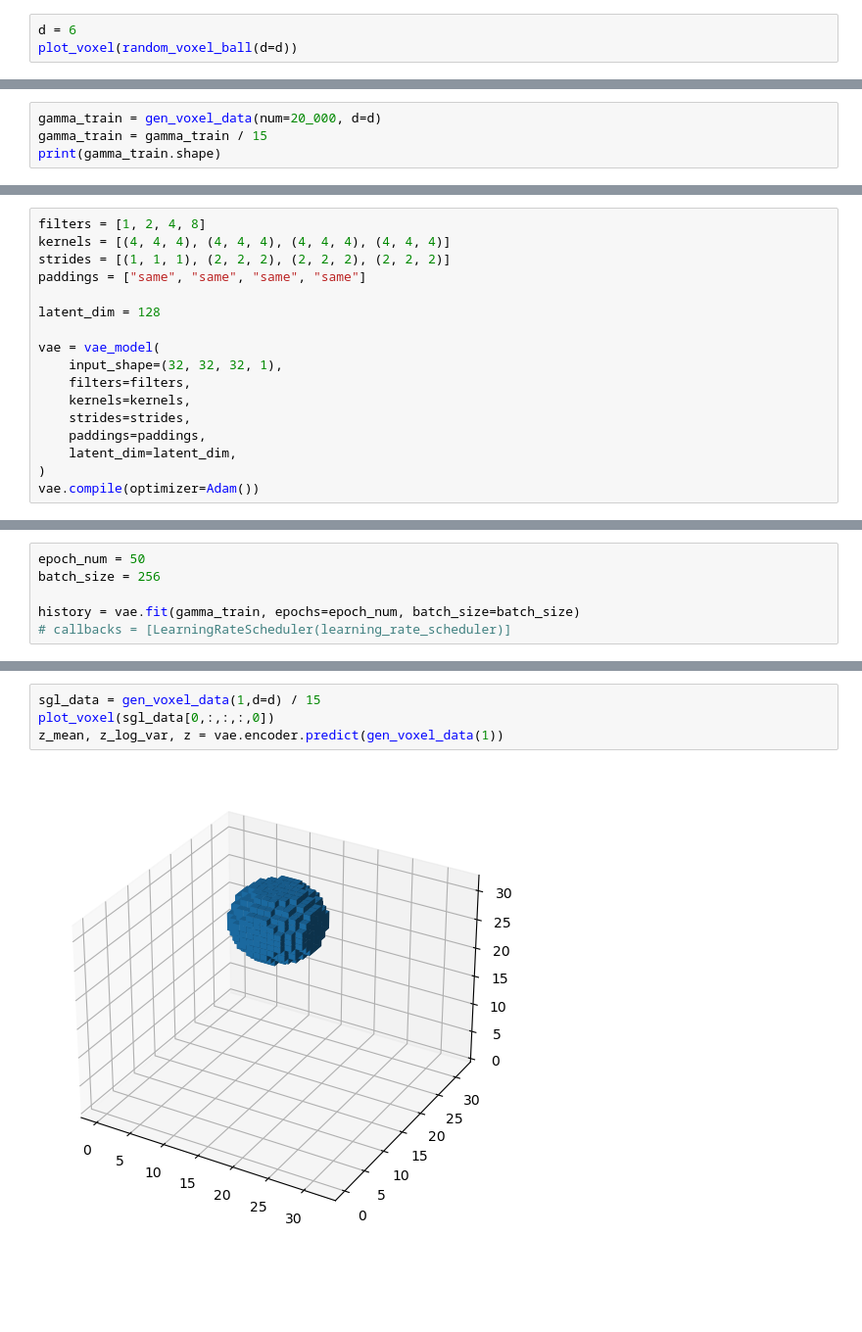
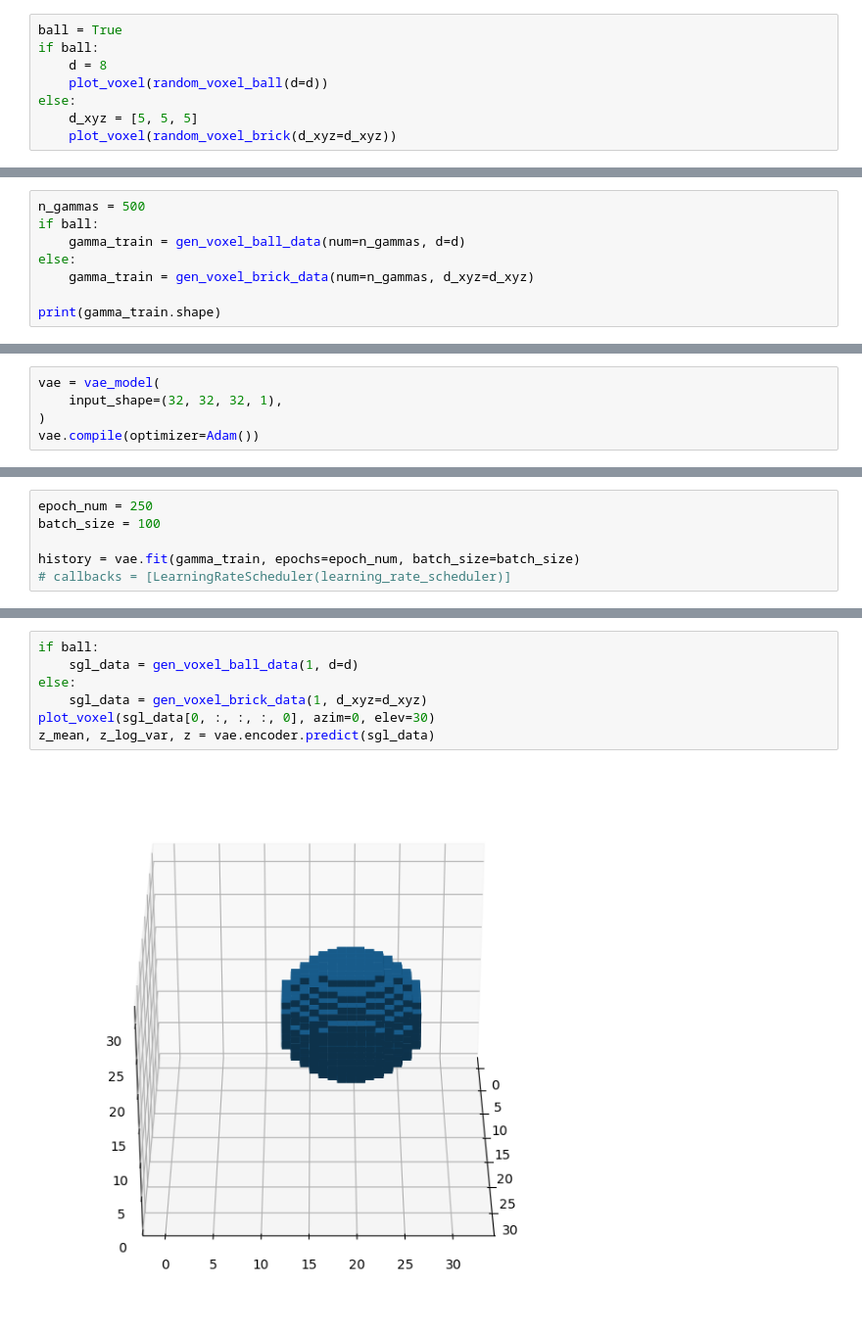
Before and after one commit to JacobTh98/3dIT, a Jupyter notebook: 3d_vae.ipynb, the cells around one changed output, grey strips where cells are left out. Shown: that part at 98% size. Cells and saved outputs as stored; diff of their text form; blank space fills up the shorter version.

```diff
--- a/3d_vae.ipynb
+++ b/3d_vae.ipynb
@@ -13,4 +28,9 @@ To enable the following instructions: AVX2 FMA, in other operations, rebuild Ten
 # %%
-d = 6
-plot_voxel(random_voxel_ball(d=d))
+ball = True
+if ball:
+    d = 8
+    plot_voxel(random_voxel_ball(d=d))
+else:
+    d_xyz = [5, 5, 5]
+    plot_voxel(random_voxel_brick(d_xyz=d_xyz))
 # %% [output]
@@ -18,5 +38,9 @@ plot_voxel(random_voxel_ball(d=d))
 # %%
-gamma_train = gen_voxel_data(num=20_000, d=d)
-gamma_train = gamma_train / 15
+n_gammas = 500
+if ball:
+    gamma_train = gen_voxel_ball_data(num=n_gammas, d=d)
+else:
+    gamma_train = gen_voxel_brick_data(num=n_gammas, d_xyz=d_xyz)
+
 print(gamma_train.shape)
 # %% [output]
@@ -28,17 +56,5 @@ plot_voxel(gamma_train[11,:,:,:,0])
 # %%
-filters = [1, 2, 4, 8]
-kernels = [(4, 4, 4), (4, 4, 4), (4, 4, 4), (4, 4, 4)]
-strides = [(1, 1, 1), (2, 2, 2), (2, 2, 2), (2, 2, 2)]
-paddings = ["same", "same", "same", "same"]
-
-latent_dim = 128
-
 vae = vae_model(
     input_shape=(32, 32, 32, 1),
-    filters=filters,
-    kernels=kernels,
-    strides=strides,
-    paddings=paddings,
-    latent_dim=latent_dim,
 )
 vae.compile(optimizer=Adam())
@@ -45,6 +64,6 @@ vae.compile(optimizer=Adam())
 # %%
-epoch_num = 50
-batch_size = 256
+epoch_num = 250
+batch_size = 100
 
 history = vae.fit(gamma_train, epochs=epoch_num, batch_size=batch_size)
 # callbacks = [LearningRateScheduler(learning_rate_scheduler)]
@@ -96,6 +107,9 @@ for idx in np.random.randint(0,ns, size=1):
 # %%
-sgl_data = gen_voxel_data(1,d=d) / 15
-plot_voxel(sgl_data[0,:,:,:,0])
-z_mean, z_log_var, z = vae.encoder.predict(gen_voxel_data(1))
+if ball:
+    sgl_data = gen_voxel_ball_data(1, d=d)
+else:
+    sgl_data = gen_voxel_brick_data(1, d_xyz=d_xyz)
+plot_voxel(sgl_data[0, :, :, :, 0], azim=0, elev=30)
+z_mean, z_log_var, z = vae.encoder.predict(sgl_data)
 # %% [output]
-[figure, old version]
+[figure, new version]
```
Also changed, not shown: parts of 20 cells of this notebook, 5 other files.
